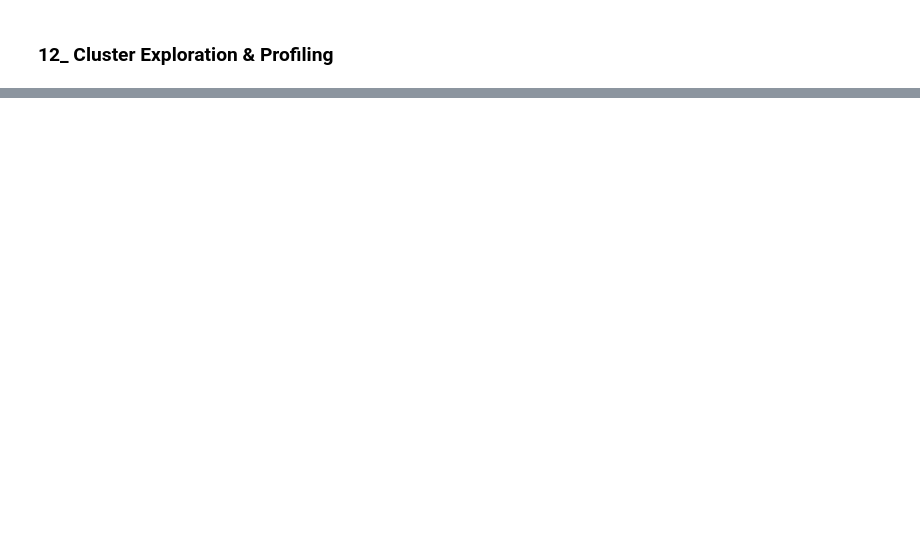
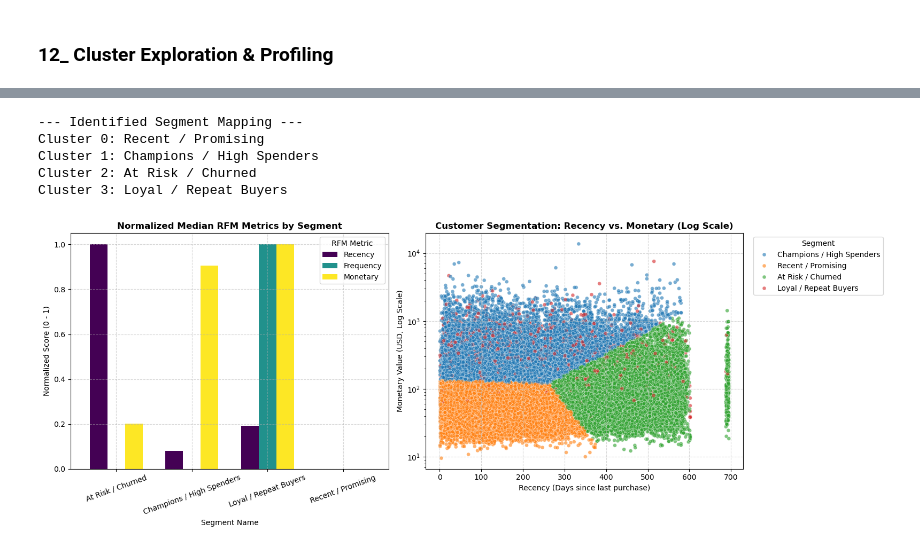
Before and after one commit to Mahmoud-islamcs/ecommerce-intelligence-platform, a Jupyter notebook: notebooks/ecommerce_intelligence_analysis.ipynb, the cells around one changed output, grey strips where cells are left out. Drawn from its saved outputs; the diff is of its cells as text; code cells hidden in the pictures; blank space fills up the shorter version.

```diff
--- a/notebooks/ecommerce_intelligence_analysis.ipynb
+++ b/notebooks/ecommerce_intelligence_analysis.ipynb
@@ -1623,0 +2169,61 @@ Name: delivery_days, dtype: float64
+# %%
+segment_map = {}
+for idx, row in cluster_profile.iterrows():
+    c_id = int(row['Cluster'])
+    if row['Frequency_Mean'] > 1.4:
+        segment_map[c_id] = 'Loyal / Repeat Buyers'
+    elif row['Monetary_Median'] >= cluster_profile['Monetary_Median'].median() and row['Recency_Median'] <= cluster_profile['Recency_Median'].median():
+        segment_map[c_id] = 'Champions / High Spenders'
+    elif row['Recency_Median'] > cluster_profile['Recency_Median'].median():
+        segment_map[c_id] = 'At Risk / Churned'
+    else:
+        segment_map[c_id] = 'Recent / Promising'
+
+print("\n--- Identified Segment Mapping ---")
+for c_id, name in sorted(segment_map.items()):
+    print(f"Cluster {c_id}: {name}")
+
+rfm_clean['Segment_Name'] = rfm_clean['Cluster'].map(segment_map)
+# %% [output]
+--- Identified Segment Mapping ---
+Cluster 0: Recent / Promising
+Cluster 1: Champions / High Spenders
+Cluster 2: At Risk / Churned
+Cluster 3: Loyal / Repeat Buyers
+# %%
+ig, axes = plt.subplots(1, 2, figsize=(16, 6))
+
+# Plot A: Median Metrics Comparison per Segment
+profile_plot_data = rfm_clean.groupby('Segment_Name')[['Recency', 'Frequency', 'Monetary']].median()
+normalized_plot_data = (profile_plot_data - profile_plot_data.min()) / (profile_plot_data.max() - profile_plot_data.min())
+
+normalized_plot_data.plot(kind='bar', ax=axes[0], colormap='viridis', width=0.7)
+axes[0].set_title('Normalized Median RFM Metrics by Segment', fontsize=12, fontweight='bold')
+axes[0].set_xlabel('Segment Name', fontsize=10)
+axes[0].set_ylabel('Normalized Score (0 - 1)', fontsize=10)
+axes[0].tick_params(axis='x', rotation=20)
+axes[0].grid(True, linestyle='--', alpha=0.5)
+axes[0].legend(title='RFM Metric')
+
+# Plot B: Recency vs Log-Monetary Scatter Plot
+sns.scatterplot(
+    data=rfm_clean,
+    x='Recency',
+    y='Monetary',
+    hue='Segment_Name',
+    palette='tab10',
+    alpha=0.6,
+    s=25,
+    ax=axes[1]
+)
+axes[1].set_yscale('log')
+axes[1].set_title('Customer Segmentation: Recency vs. Monetary (Log Scale)', fontsize=12, fontweight='bold')
+axes[1].set_xlabel('Recency (Days since last purchase)', fontsize=10)
+axes[1].set_ylabel('Monetary Value (USD, Log Scale)', fontsize=10)
+axes[1].grid(True, linestyle='--', alpha=0.5)
+axes[1].legend(title='Segment', bbox_to_anchor=(1.02, 1), loc='upper left')
+
+plt.tight_layout()
+plt.show()
+# %% [output]
+[figure, added]
```
Also changed, not shown: parts of 59 cells of this notebook.
